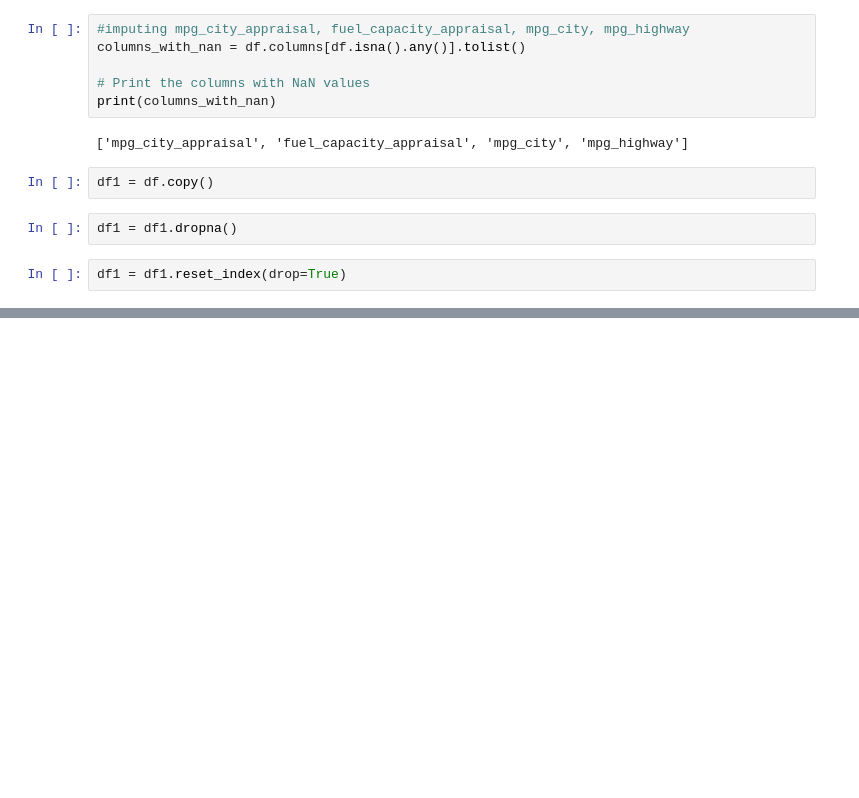
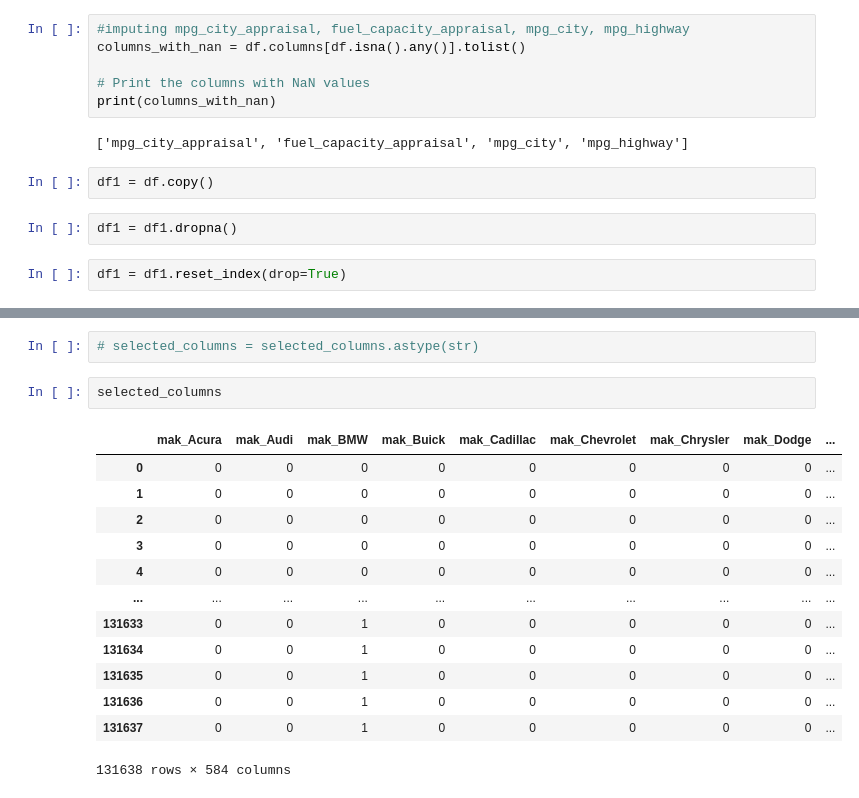
Before and after one commit to jazhu1/CarMaxAnalysis, a Jupyter notebook: data/Cleaning.ipynb, the cells around one changed output, grey strips where cells are left out. Cells and saved outputs as stored; diff of their text form; blank space fills up the shorter version.

```diff
--- a/data/Cleaning.ipynb
+++ b/data/Cleaning.ipynb
@@ -217,0 +294,18 @@ df1 = df1.reset_index(drop=True)
+# %%
+# selected_columns = selected_columns.astype(str)
+# %%
+selected_columns
+# %% [output]
+|  | mak_Acura | mak_Audi | mak_BMW | mak_Buick | mak_Cadillac | mak_Chevrolet | mak_Chrysler | mak_Dodge | ... |
+| 0 | 0 | 0 | 0 | 0 | 0 | 0 | 0 | 0 | ... |
+| 1 | 0 | 0 | 0 | 0 | 0 | 0 | 0 | 0 | ... |
+| 2 | 0 | 0 | 0 | 0 | 0 | 0 | 0 | 0 | ... |
+| 3 | 0 | 0 | 0 | 0 | 0 | 0 | 0 | 0 | ... |
+| 4 | 0 | 0 | 0 | 0 | 0 | 0 | 0 | 0 | ... |
+| ... | ... | ... | ... | ... | ... | ... | ... | ... | ... |
+| 131633 | 0 | 0 | 1 | 0 | 0 | 0 | 0 | 0 | ... |
+| 131634 | 0 | 0 | 1 | 0 | 0 | 0 | 0 | 0 | ... |
+| 131635 | 0 | 0 | 1 | 0 | 0 | 0 | 0 | 0 | ... |
+| 131636 | 0 | 0 | 1 | 0 | 0 | 0 | 0 | 0 | ... |
+| 131637 | 0 | 0 | 1 | 0 | 0 | 0 | 0 | 0 | ... |
+131638 rows × 584 columns
```
Also changed, not shown: parts of 15 cells of this notebook.
